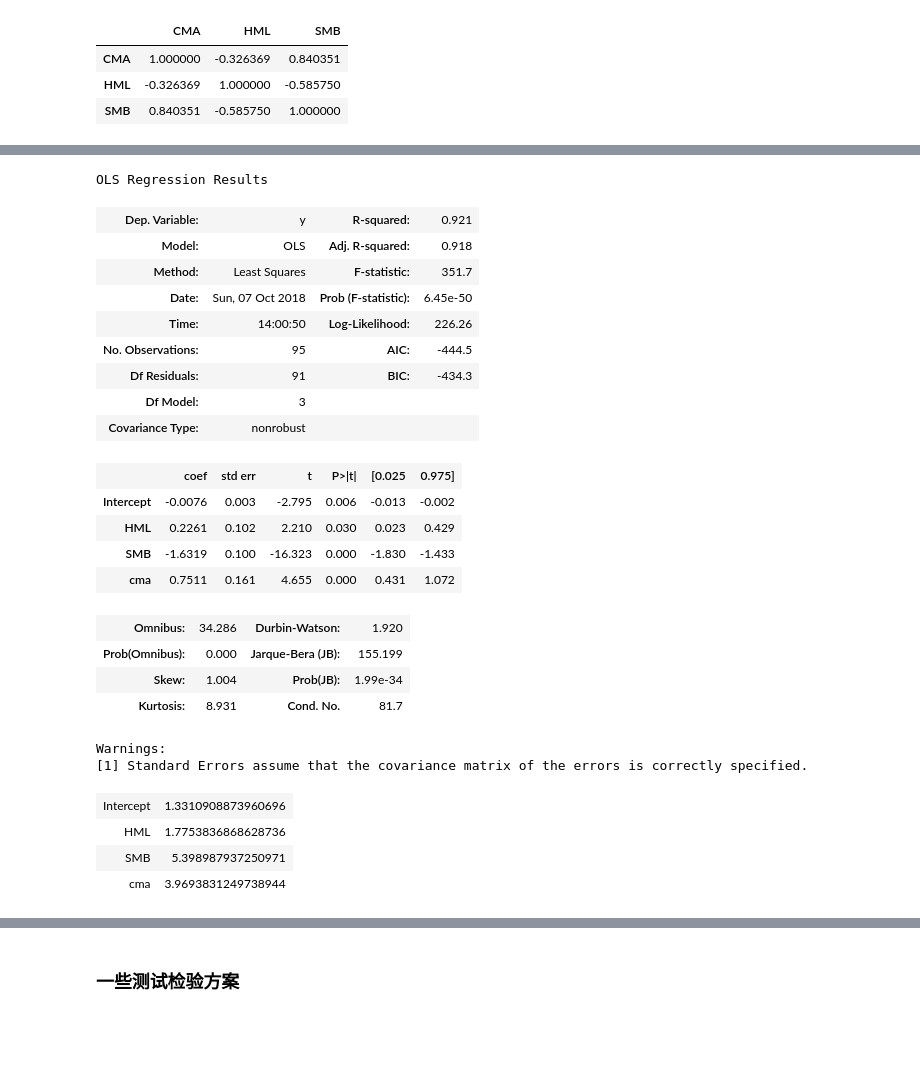
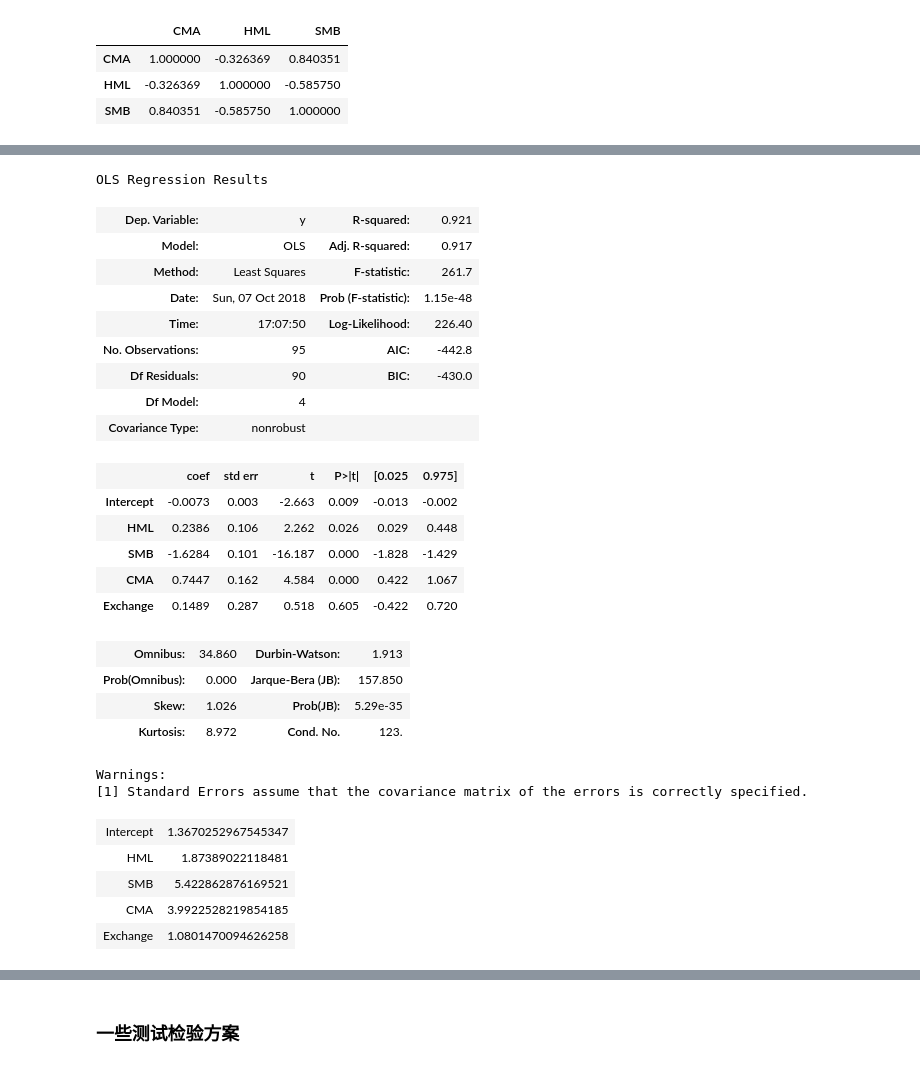
Before and after one commit to brainee/fama, a Jupyter notebook: fama5/zy-fama-frech-4-generial.ipynb, the cells around one changed output, grey strips where cells are left out. Drawn from its saved outputs; the diff is of its cells as text; code cells hidden in the pictures; blank space fills up the shorter version.

```diff
--- a/fama5/zy-fama-frech-4-generial.ipynb
+++ b/fama5/zy-fama-frech-4-generial.ipynb
@@ -981,7 +981,7 @@ def get_vif(results):
     ziped=lzip(results.model.exog_names, vif)
     return ziped
 # %%
-df_xy=get_df_xy(index_date,{"y":y,"Rm_Rf":Rm_Rf,'SMB':smb,'HML':hml,"bigdata":s_bigdata_r,'rmw':rmw,'cma':cma,'exchange':s_exchange_rate})
+df_xy=get_df_xy(index_date,{"y":y,"Rm_Rf":Rm_Rf,'SMB':smb,'HML':hml,"bigdata":s_bigdata_r,'RMW':rmw,'CMA':cma,'Exchange':s_exchange_rate})
 # df_X=get_df_X(index_date,{"Rm_Rf":Rm_Rf,'SMB':smb,'HML':hml})
 df_xy.index.name="date"
 df_xy.describe()
@@ -1330,40 +1395,42 @@ df_X301.corr(method='pearson')
 # %%
 import statsmodels.formula.api as smf
 import statsmodels.api as sm
 
 # 4个因子
-ols_model = smf.ols('y ~ HML + SMB + cma ', data=df_xy)
+ols_model = smf.ols('y ~ HML + SMB + CMA + Exchange ', data=df_xy)
 results = ols_model.fit()#cov_type='HC3'
 results.summary()
 # %% [output]
 OLS Regression Results
 | Dep. Variable: | y | R-squared: | 0.921 |
-| Model: | OLS | Adj. R-squared: | 0.918 |
-| Method: | Least Squares | F-statistic: | 351.7 |
-| Date: | Sun, 07 Oct 2018 | Prob (F-statistic): | 6.45e-50 |
-| Time: | 14:00:50 | Log-Likelihood: | 226.26 |
-| No. Observations: | 95 | AIC: | -444.5 |
-| Df Residuals: | 91 | BIC: | -434.3 |
-| Df Model: | 3 |  |  |
+| Model: | OLS | Adj. R-squared: | 0.917 |
+| Method: | Least Squares | F-statistic: | 261.7 |
+| Date: | Sun, 07 Oct 2018 | Prob (F-statistic): | 1.15e-48 |
+| Time: | 17:07:50 | Log-Likelihood: | 226.40 |
+| No. Observations: | 95 | AIC: | -442.8 |
+| Df Residuals: | 90 | BIC: | -430.0 |
+| Df Model: | 4 |  |  |
 | Covariance Type: | nonrobust |  |  |
 |  | coef | std err | t | P>|t| | [0.025 | 0.975] |
-| Intercept | -0.0076 | 0.003 | -2.795 | 0.006 | -0.013 | -0.002 |
-| HML | 0.2261 | 0.102 | 2.210 | 0.030 | 0.023 | 0.429 |
-| SMB | -1.6319 | 0.100 | -16.323 | 0.000 | -1.830 | -1.433 |
-| cma | 0.7511 | 0.161 | 4.655 | 0.000 | 0.431 | 1.072 |
+| Intercept | -0.0073 | 0.003 | -2.663 | 0.009 | -0.013 | -0.002 |
+| HML | 0.2386 | 0.106 | 2.262 | 0.026 | 0.029 | 0.448 |
+| SMB | -1.6284 | 0.101 | -16.187 | 0.000 | -1.828 | -1.429 |
+| CMA | 0.7447 | 0.162 | 4.584 | 0.000 | 0.422 | 1.067 |
+| Exchange | 0.1489 | 0.287 | 0.518 | 0.605 | -0.422 | 0.720 |
-| Omnibus: | 34.286 | Durbin-Watson: | 1.920 |
-| Prob(Omnibus): | 0.000 | Jarque-Bera (JB): | 155.199 |
-| Skew: | 1.004 | Prob(JB): | 1.99e-34 |
-| Kurtosis: | 8.931 | Cond. No. | 81.7 |
+| Omnibus: | 34.860 | Durbin-Watson: | 1.913 |
+| Prob(Omnibus): | 0.000 | Jarque-Bera (JB): | 157.850 |
+| Skew: | 1.026 | Prob(JB): | 5.29e-35 |
+| Kurtosis: | 8.972 | Cond. No. | 123. |
 Warnings:
 [1] Standard Errors assume that the covariance matrix of the errors is correctly specified.
 # %%
 table.SimpleTable(get_vif(results))
 # %% [output]
-| Intercept | 1.3310908873960696 |
-| HML | 1.7753836868628736 |
-| SMB | 5.398987937250971 |
-| cma | 3.9693831249738944 |
+| Intercept | 1.3670252967545347 |
+| HML | 1.87389022118481 |
+| SMB | 5.422862876169521 |
+| CMA | 3.9922528219854185 |
+| Exchange | 1.0801470094626258 |
 # %%
 plt.scatter(results.resid.index,results.resid)
 # %% [output]
```
Also changed, not shown: parts of 32 cells of this notebook.
